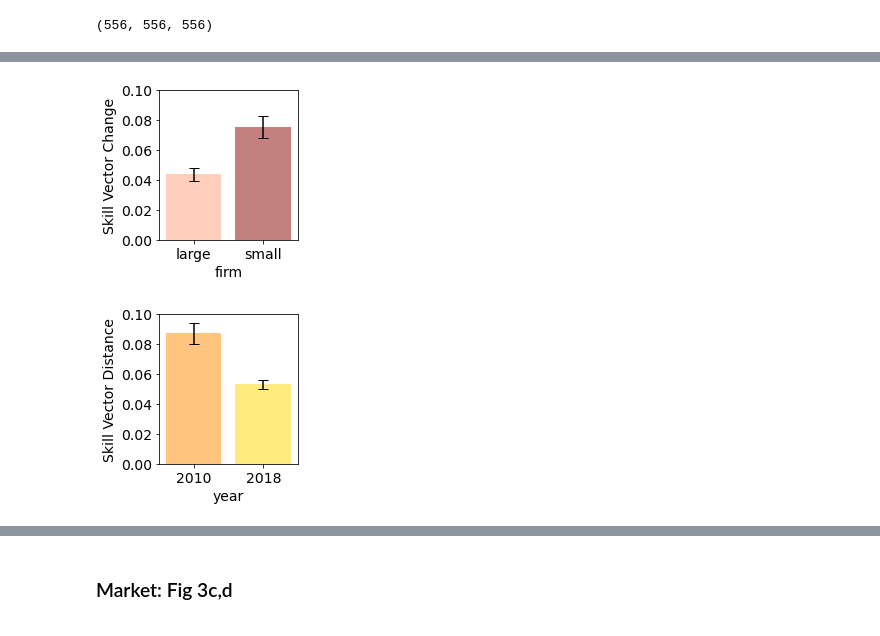
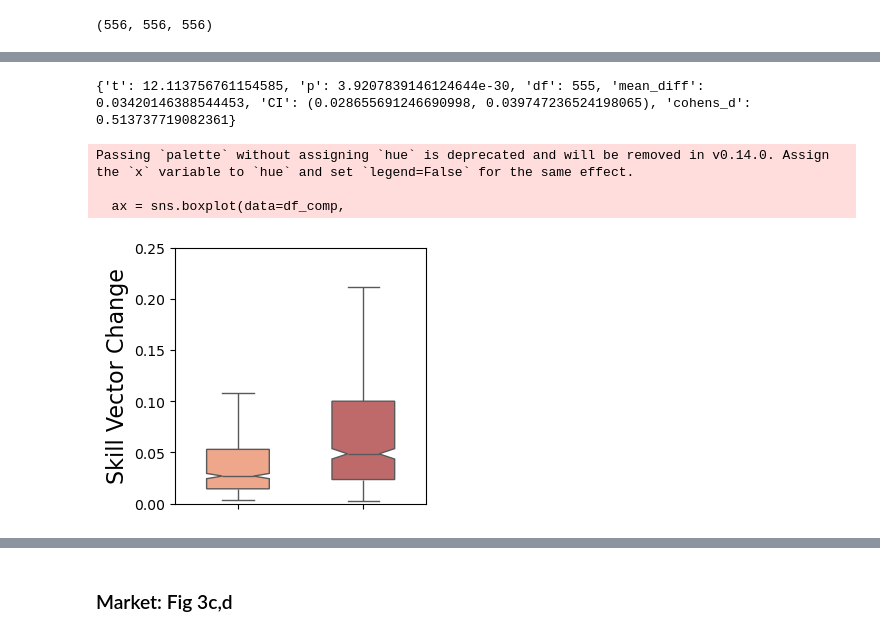
Before and after one commit to di-Tong/SkillPaper, a Jupyter notebook: Codes/MainFigures.ipynb, the cells around one changed output, grey strips where cells are left out. Saved outputs shown, nothing was run; the diff lists cells and outputs as text; code cells hidden in the pictures.

```diff
--- a/Codes/MainFigures.ipynb
+++ b/Codes/MainFigures.ipynb
@@ -1188,3 +1271,10 @@ Ttest_relResult(statistic=12.113759548261173, pvalue=3.920678520822205e-30)
+# %%
+x = list(yjlsd[2010].values())
+y = list(yjlsd[2018].values())
+results = paired_ttest_results(x, y)
+print(results)
+# %% [output]
+{'t': 12.113756761154585, 'p': 3.9207839146124644e-30, 'df': 555, 'mean_diff': 0.03420146388544453, 'CI': (0.028655691246690998, 0.039747236524198065), 'cohens_d': 0.513737719082361}
 # %%
 # prepare data to plot large and small company average change from 2010 to 2018
 cmeans = [np.mean(list(lcjtr.values())), np.mean(list(scjtr.values()))]
@@ -1198,37 +1286,31 @@ ystd = [calculateCI2(list(yjlsd[2010].values()),'mean',50, 0.8), calculateCI2(li
 xy_pos = np.arange(len(ymeans))
 ykeys = ['2010', '2018']
-# %%
-fig = plt.figure(figsize=(3, 3),facecolor='white')
-
-f1 = fig.add_subplot(111)
-f1.bar(xc_pos[0], cmeans[0], yerr=cstd[0], color = 'lightsalmon', align='center', alpha=0.5, ecolor='black', capsize=5)
-f1.bar(xc_pos[1], cmeans[1], yerr=cstd[1], color = 'darkred', align='center', alpha=0.5, ecolor='black', capsize=5)
-f1.set_ylabel('Skill Vector Change', fontsize=14)
-f1.set_xlabel('firm', fontsize=14)
-f1.set_xticks(xc_pos)
-f1.set_xticklabels(ckeys,size=14)
-f1.yaxis.set_tick_params(labelsize=14)
-plt.ylim(0,0.1)
-#plt.title("2010 vs. 2018")
-plt.tight_layout()
-plt.savefig('/Users/ditong/MIT Dropbox/Di Tong/skills/SkillPaper/Results/updated/Fig3/Fig3firmchange.pdf')
-# %% [output]
-[figure, removed]
-# %%
-fig = plt.figure(figsize=(3, 3),facecolor='white')
-
-f2 = fig.add_subplot(111)
-f2.bar(xy_pos[0], ymeans[0], yerr=ystd[0], color = 'darkorange', align='center', alpha=0.5, ecolor='black', capsize=5)
-f2.bar(xy_pos[1], ymeans[1], yerr=ystd[1], color = 'gold', align='center', alpha=0.5, ecolor='black', capsize=5)
-f2.set_ylabel('Skill Vector Distance', fontsize=14)
-f2.set_xlabel('year', fontsize=14)
-f2.set_xticks(xy_pos)
-f2.set_xticklabels(ykeys,size=14)
-f2.yaxis.set_tick_params(labelsize=14)
-plt.ylim(0,0.1)
-#plt.title("large vs. small firm")
-
-plt.tight_layout()
-plt.savefig('/Users/ditong/MIT Dropbox/Di Tong/skills/SkillPaper/Results/updated/Fig3/Fig3firmdiff.pdf')
-# %% [output]
-[figure, removed]
+# %%
+# Build long dataframe for company type
+df_comp = pd.DataFrame([{"firm": "large", "value": v} for v in lcjtr.values()
+] + [{"firm": "small", "value": v} for v in scjtr.values()])
+
+
+plt.figure(figsize=(3.5, 3))
+ax = sns.boxplot(data=df_comp,
+    x='firm',
+    y='value',
+    palette={'large': 'lightsalmon', 'small': 'indianred'},
+    width=0.5,
+    showfliers=False,   # <-- remove outlier dots
+    notch=True,         # <-- add notches = ~95% CI for median
+    linewidth=1)
+
+ax.set_xticklabels([])
+# Labels
+plt.ylabel('Skill Vector Change', fontsize=16)
+plt.xlabel('', fontsize=14)
+plt.ylim(0, 0.25)
+
+plt.tight_layout()
+plt.savefig('/Users/ditong/MIT Dropbox/Di Tong/skills/SkillPaper/revision/NC/results/fig3/Fig3P1.pdf')
+# %% [output]
+Passing `palette` without assigning `hue` is deprecated and will be removed in v0.14.0. Assign the `x` variable to `hue` and set `legend=False` for the same effect.
+
+  ax = sns.boxplot(data=df_comp,
+[figure, added]
```
Also changed, not shown: parts of 50 cells of this notebook, 1 other file.
